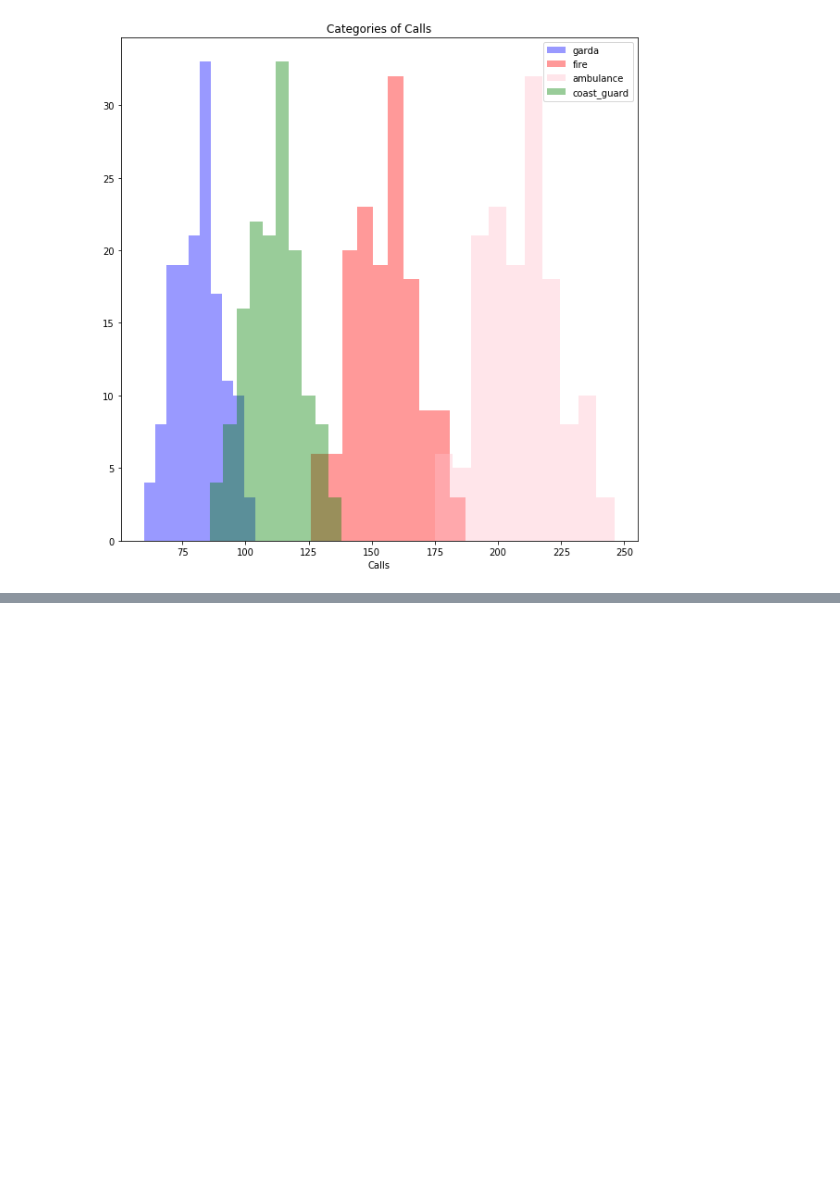
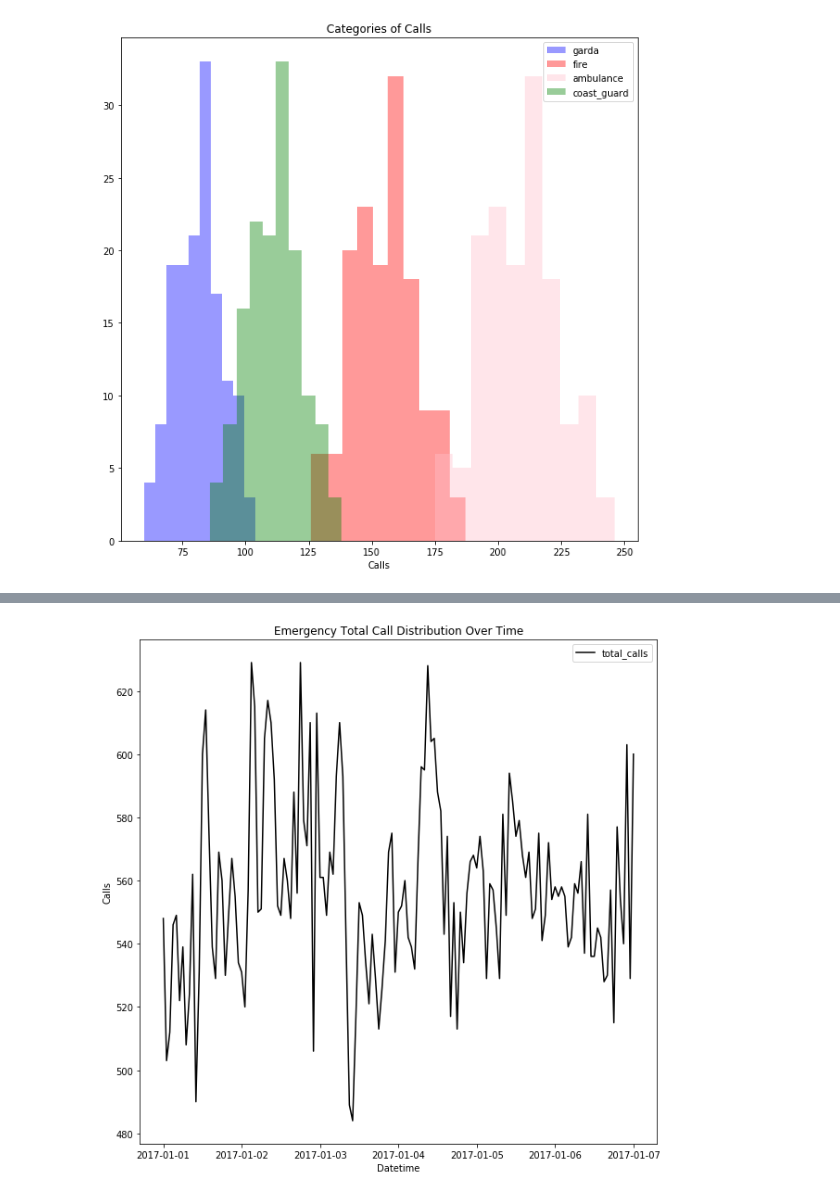
Before and after one commit to moranneil/Programming-For-Data-Analysis-Project-2019, a Jupyter notebook: Programming-For-Data-Analysis-Project-2019.ipynb, the cells around one changed output, grey strips where cells are left out. Cells and saved outputs as stored; diff of their text form; code cells hidden in the pictures; blank space fills up the shorter version.

```diff
--- a/Programming-For-Data-Analysis-Project-2019.ipynb
+++ b/Programming-For-Data-Analysis-Project-2019.ipynb
@@ -558,2 +574,12 @@ This data matches the histogram peak bin values above.
+# %%
+plt.rcParams['figure.figsize'] = (10, 10)
+sns.lineplot(x="datetime", y="total_calls", data=ecas, label = 'total_calls' , color='black')
+plt.title("Emergency Total Call Distribution Over Time")
+plt.xlabel("Datetime")
+plt.ylabel("Calls")
+plt.legend()
+plt.show()
+# %% [output]
+[figure, added]
 # %%
 plt.rcParams['figure.figsize'] = (10, 10)
```
Also changed, not shown: parts of 16 cells of this notebook.
